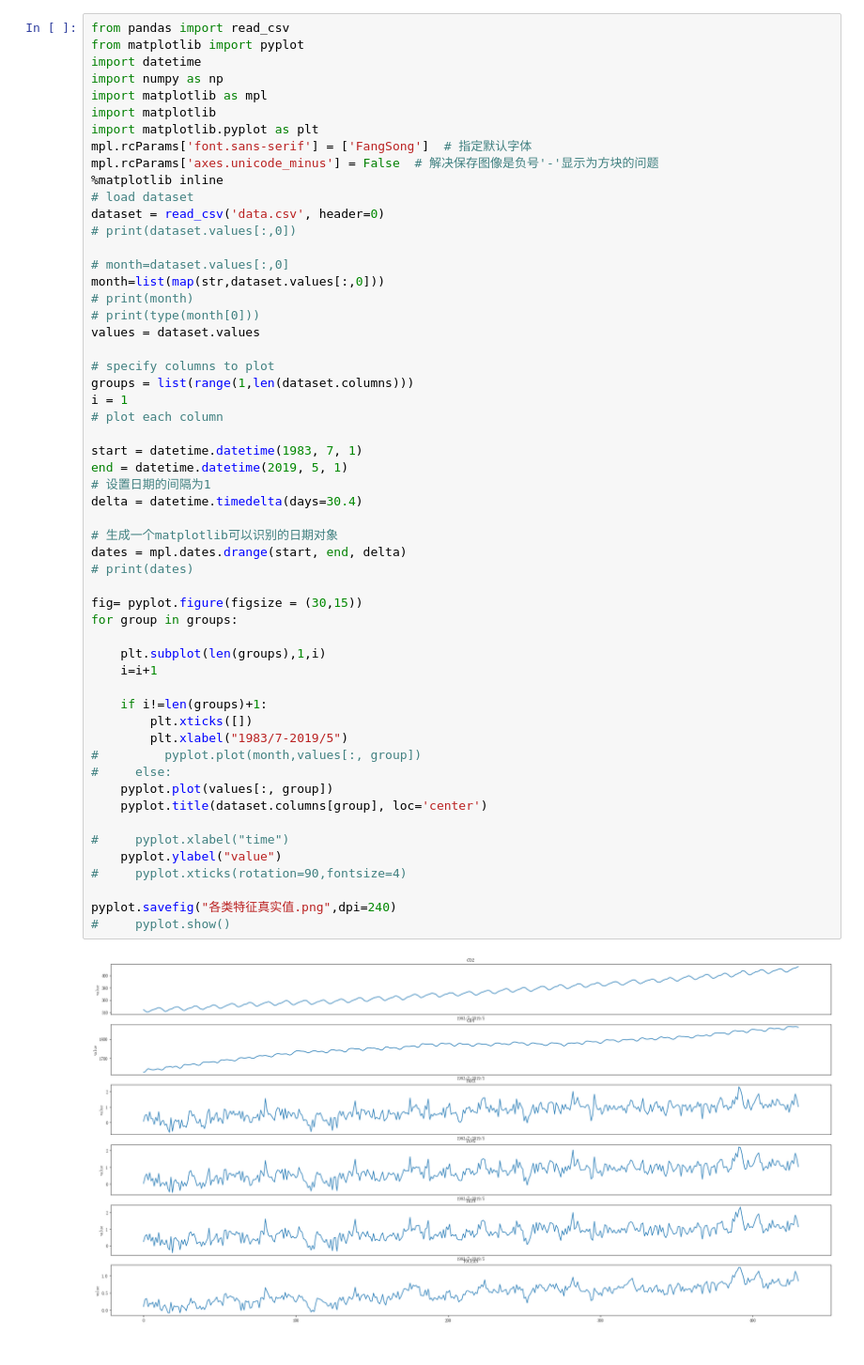
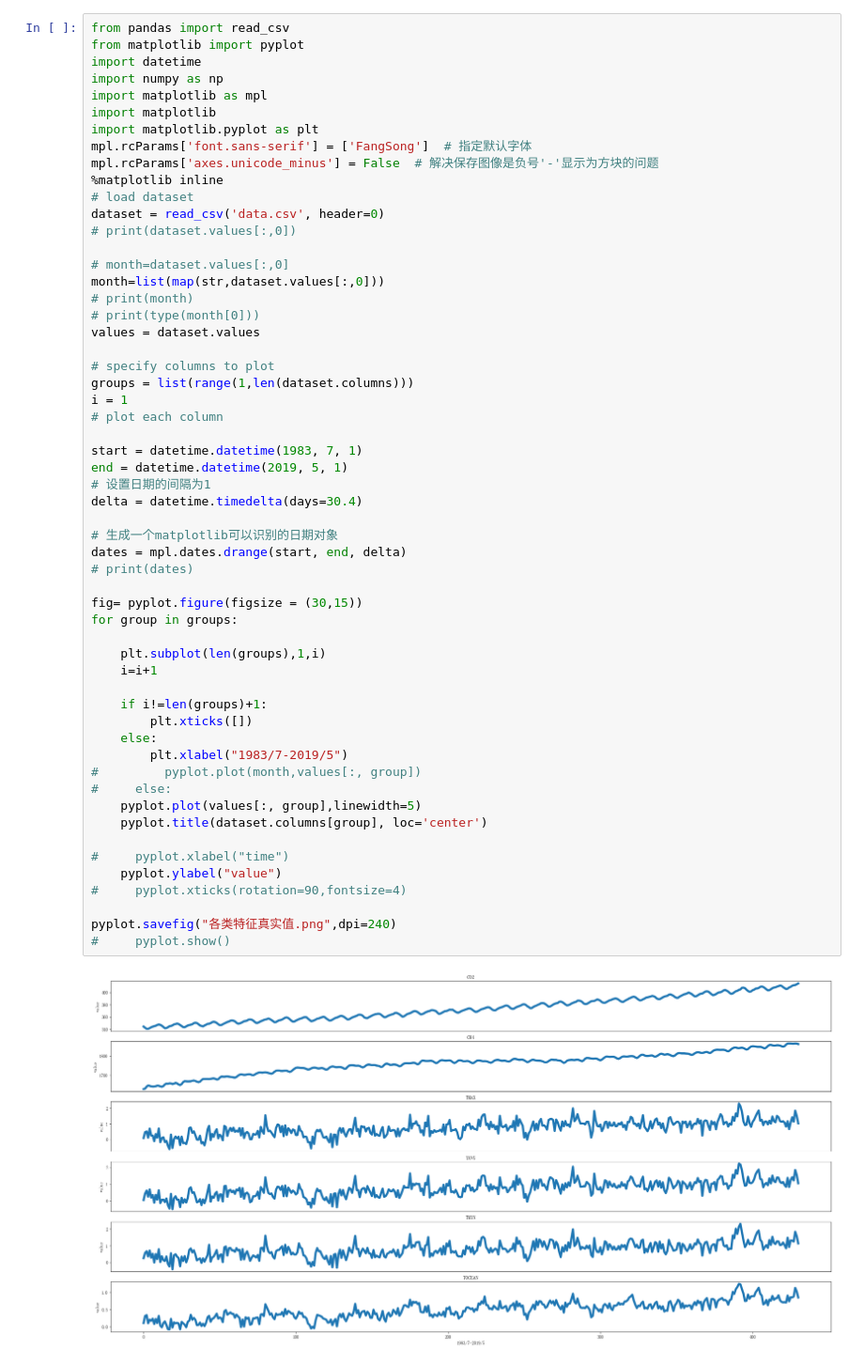
Before and after one commit to WPKENAN/shumo, a Jupyter notebook: pro2/多周期.ipynb, the cells around one changed output. Shown at 94% size. Drawn from its saved outputs; the diff is of its cells as text.

```diff
--- a/pro2/多周期.ipynb
+++ b/pro2/多周期.ipynb
@@ -26,35 +26,36 @@ i = 1
 
 start = datetime.datetime(1983, 7, 1)
 end = datetime.datetime(2019, 5, 1)
 # 设置日期的间隔为1
 delta = datetime.timedelta(days=30.4)
 
 # 生成一个matplotlib可以识别的日期对象
 dates = mpl.dates.drange(start, end, delta)
 # print(dates)
 
 fig= pyplot.figure(figsize = (30,15))
 for group in groups:
 
     plt.subplot(len(groups),1,i)
     i=i+1
 
     if i!=len(groups)+1:
         plt.xticks([])
+    else:
         plt.xlabel("1983/7-2019/5")
 #         pyplot.plot(month,values[:, group])
 #     else:
-    pyplot.plot(values[:, group])
+    pyplot.plot(values[:, group],linewidth=5)
     pyplot.title(dataset.columns[group], loc='center')
 
 #     pyplot.xlabel("time")
     pyplot.ylabel("value")
 #     pyplot.xticks(rotation=90,fontsize=4)
 
 pyplot.savefig("各类特征真实值.png",dpi=240)
 #     pyplot.show()
 # %% [output]
-[figure, old version]
+[figure, new version]
 # %%
 from math import sqrt
 from numpy import concatenate
```
Also changed, not shown: parts of 7 cells of this notebook, 14 other files.
